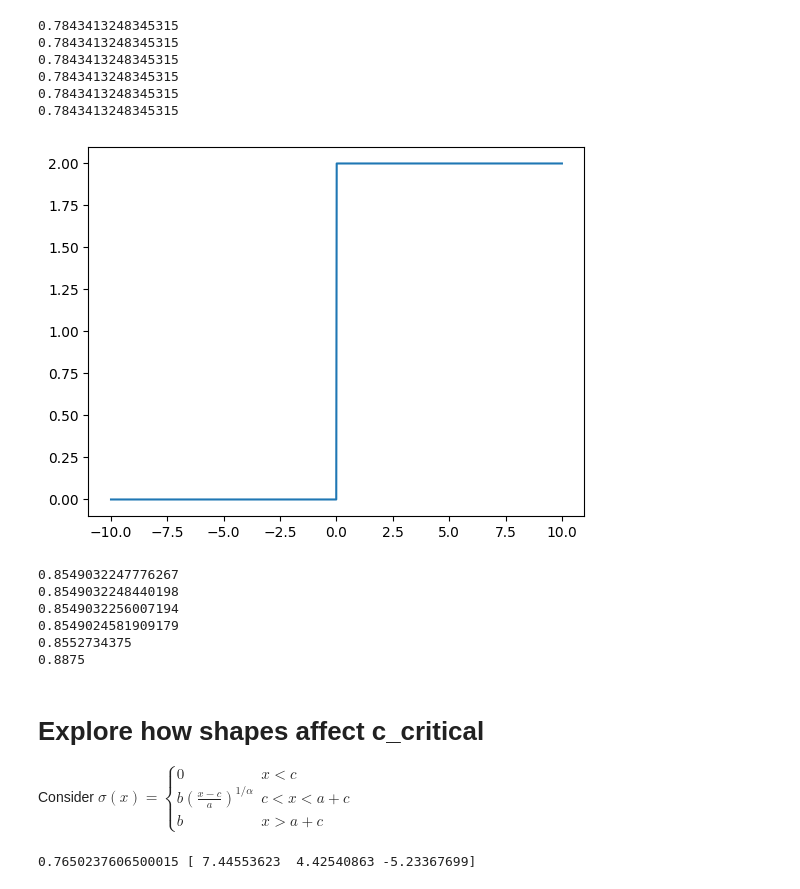
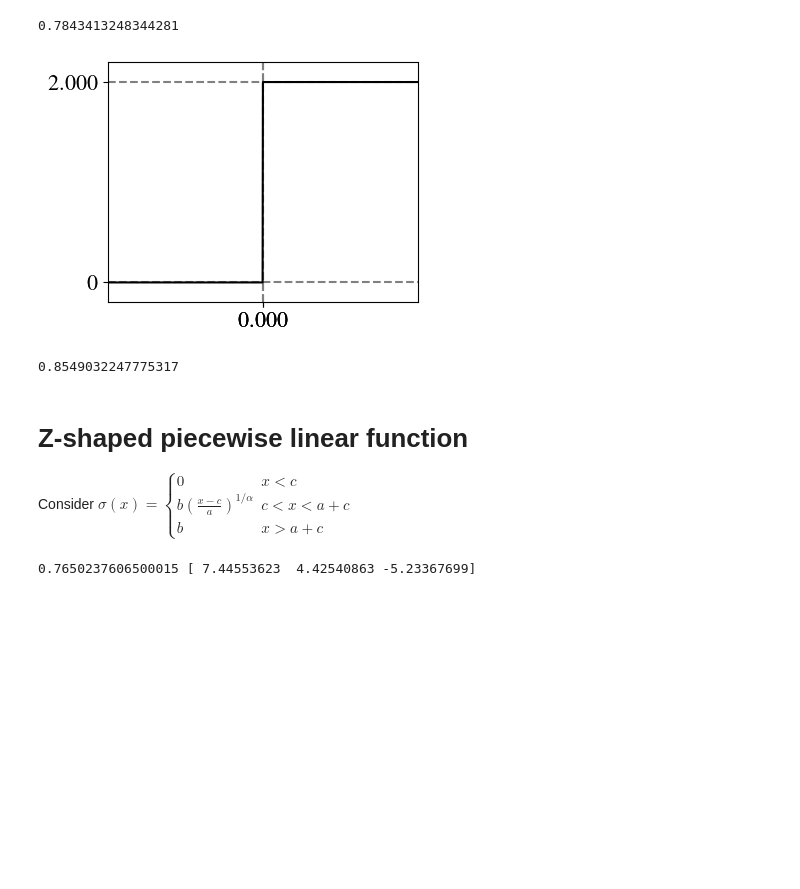
Before and after one commit to yuxinma98/NonlinearLaplacian, a Jupyter notebook: planted_submatrix.ipynb, the cells around one changed output. Cells and saved outputs as stored; diff of their text form; code cells hidden in the pictures; blank space fills up the shorter version.

```diff
--- a/planted_submatrix.ipynb
+++ b/planted_submatrix.ipynb
@@ -37,30 +39,18 @@ matplotlib.rcParams["text.latex.preamble"] = (
 # %%
 # sigma=tanh
 sigma = lambda x: np.tanh(x)
-for tol in [1e-12, 1e-10, 1e-8, 1e-6, 1e-3, 1e-1]:
-    print(c_critical(c_range=[0.7, 1.1], sigma=sigma, sigma_image=[-1, 1], tol=1e-12, plot=False))
+print(c_critical(c_range=[0.7, 1.1], sigma=sigma, sigma_image=[-1, 1], tol=1e-12, plot=False))
 # %% [output]
-0.7843413248345315
-0.7843413248345315
-0.7843413248345315
-0.7843413248345315
-0.7843413248345315
-0.7843413248345315
+0.7843413248344281
 # %%
 # sigma=sgn(x)+1
 plot_step_function([0, 2])
-for tol in [1e-12, 1e-10, 1e-8, 1e-6, 1e-3, 1e-1]:
-    print(c_for_step_function([0, 2], c_range=[0.7, 1.2], tol=tol, plot=False))
+print(c_for_step_function([0, 2], c_range=[0.7, 1.2], tol=1e-12, plot=False))
 # %% [output]
-[figure, old version]
+[figure, new version]
-0.8549032247776267
-0.8549032248440198
-0.8549032256007194
-0.8549024581909179
-0.8552734375
-0.8875
+0.8549032247775317
 # %% [markdown]
-# Explore how shapes affect c_critical
+# Z-shaped piecewise linear function
 Consider $\sigma(x) = \begin{cases} 0 & x< c\\ b(\frac{x-c}{a})^{1/\alpha}& c<x<a+c \\ b & x>a+c\end{cases}$
 # %%
 def sigma_3params(x, gamma, alpha=1):
```
Also changed, not shown: parts of 2 cells of this notebook, 32 other files.
